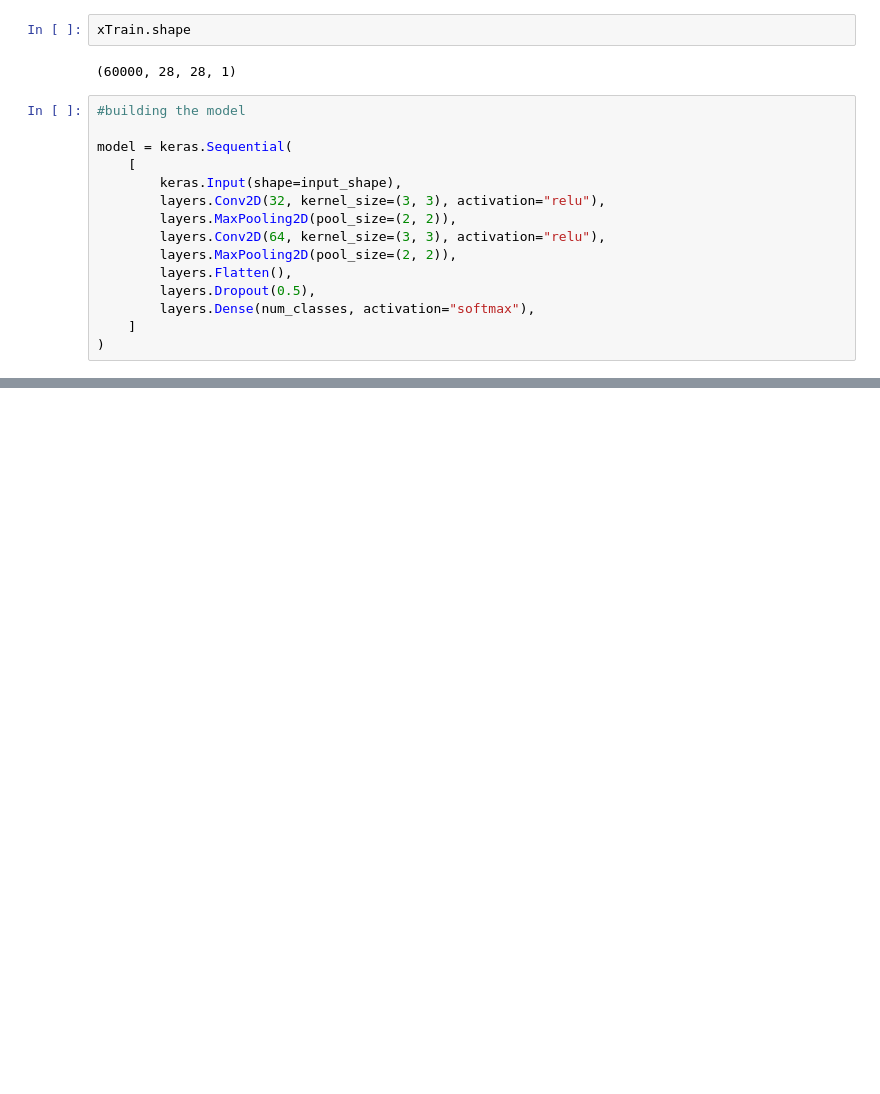
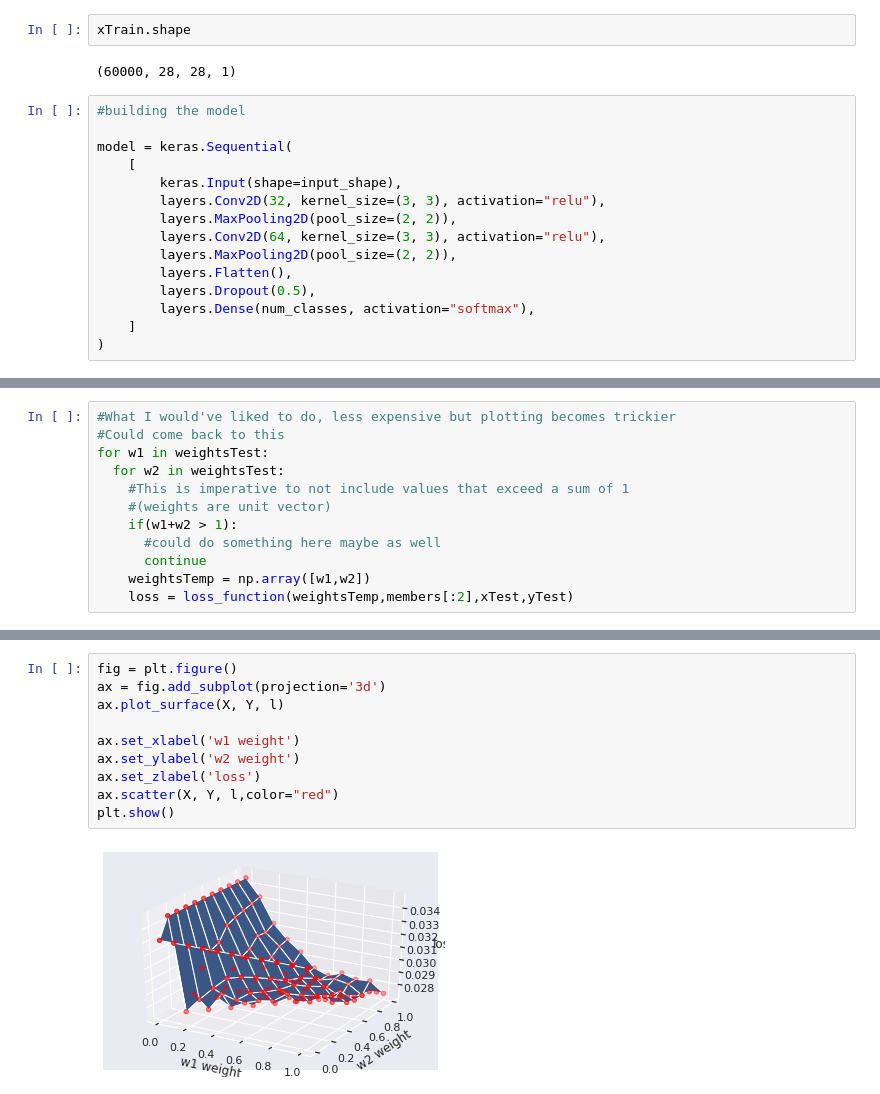
Before and after one commit to MarcoRSousa/DigitClassification, a Jupyter notebook: Python/DigitClassification_NN.ipynb, the cells around one changed output, grey strips where cells are left out. Drawn from its saved outputs; the diff is of its cells as text; blank space fills up the shorter version.

```diff
--- a/Python/DigitClassification_NN.ipynb
+++ b/Python/DigitClassification_NN.ipynb
@@ -1705,0 +2486,12 @@ Test accuracy: 0.9927999973297119
+# %%
+#What I would've liked to do, less expensive but plotting becomes trickier
+#Could come back to this
+for w1 in weightsTest:
+  for w2 in weightsTest:
+    #This is imperative to not include values that exceed a sum of 1
+    #(weights are unit vector)
+    if(w1+w2 > 1):
+      #could do something here maybe as well
+      continue
+    weightsTemp = np.array([w1,w2])
+    loss = loss_function(weightsTemp,members[:2],xTest,yTest)
@@ -1705,0 +2607,12 @@ Test accuracy: 0.9927999973297119
+# %%
+fig = plt.figure()
+ax = fig.add_subplot(projection='3d')
+ax.plot_surface(X, Y, l)
+
+ax.set_xlabel('w1 weight')
+ax.set_ylabel('w2 weight')
+ax.set_zlabel('loss')
+ax.scatter(X, Y, l,color="red")
+plt.show()
+# %% [output]
+[figure, added]
```
Also changed, not shown: parts of 165 cells of this notebook.
